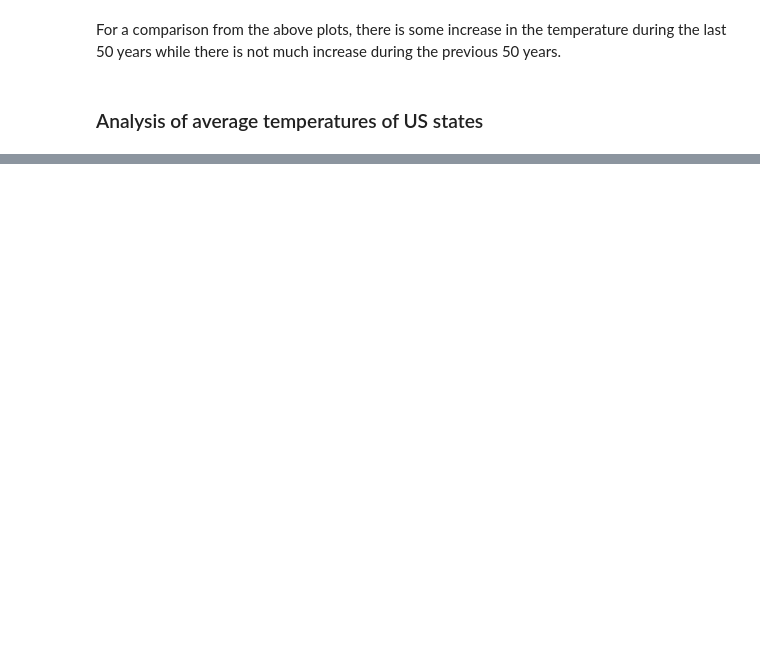
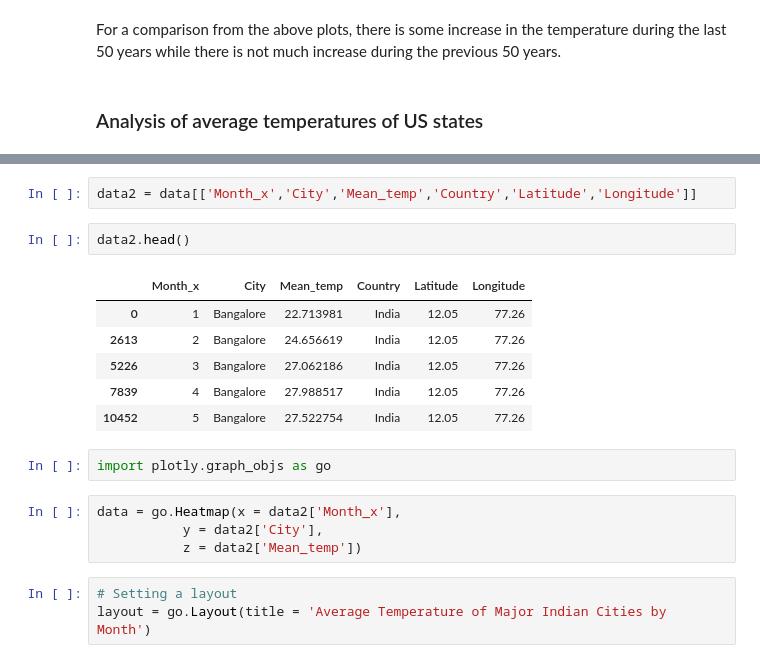
Before and after one commit to unpatel1/Challenge_AProjectAWeek, a Jupyter notebook: Week_10/Week_10_00_Global_Warming_Analysis.ipynb, the cells around one changed output, grey strips where cells are left out. Cells and saved outputs as stored; diff of their text form; blank space fills up the shorter version.

```diff
--- a/Week_10/Week_10_00_Global_Warming_Analysis.ipynb
+++ b/Week_10/Week_10_00_Global_Warming_Analysis.ipynb
@@ -564,0 +823,20 @@ For a comparison from the above plots, there is some increase in the temperature
+# %%
+data2 = data[['Month_x','City','Mean_temp','Country','Latitude','Longitude']]
+# %%
+data2.head()
+# %% [output]
+|  | Month_x | City | Mean_temp | Country | Latitude | Longitude |
+| 0 | 1 | Bangalore | 22.713981 | India | 12.05 | 77.26 |
+| 2613 | 2 | Bangalore | 24.656619 | India | 12.05 | 77.26 |
+| 5226 | 3 | Bangalore | 27.062186 | India | 12.05 | 77.26 |
+| 7839 | 4 | Bangalore | 27.988517 | India | 12.05 | 77.26 |
+| 10452 | 5 | Bangalore | 27.522754 | India | 12.05 | 77.26 |
+# %%
+import plotly.graph_objs as go
+# %%
+data = go.Heatmap(x = data2['Month_x'],
+           y = data2['City'],
+           z = data2['Mean_temp'])
+# %%
+# Setting a layout
+layout = go.Layout(title = 'Average Temperature of Major Indian Cities by Month')
```
Also changed, not shown: parts of 54 cells of this notebook.
